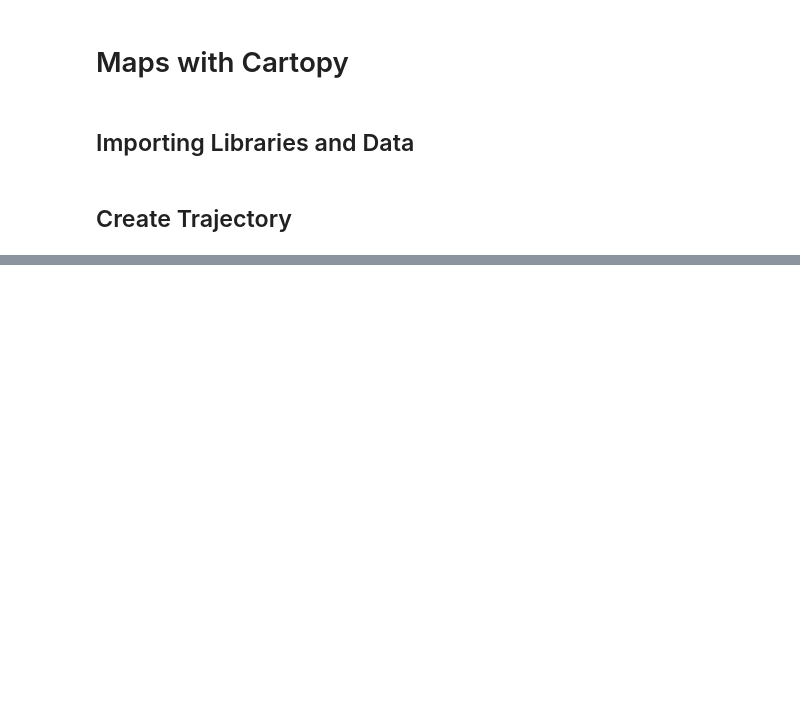
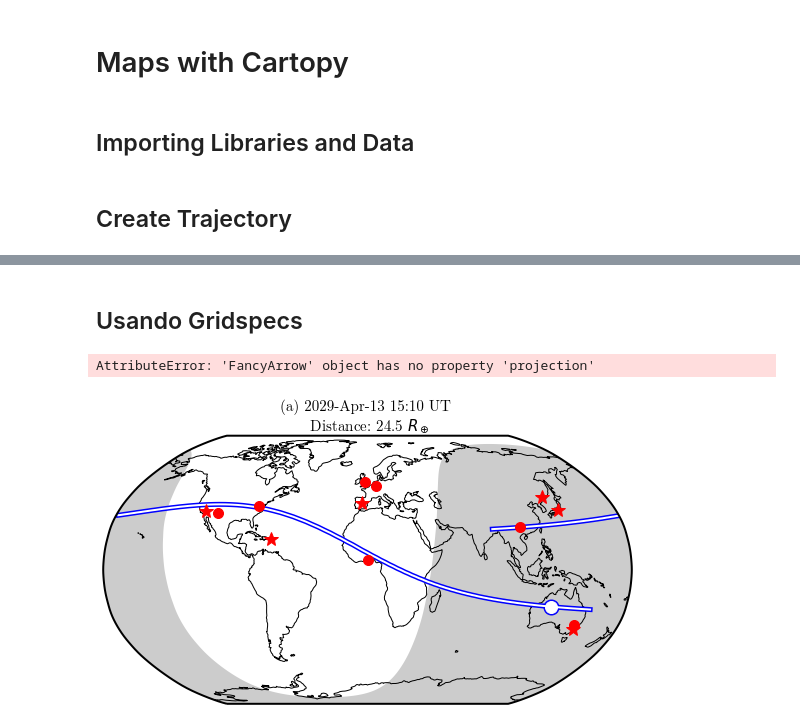
Before and after one commit to AgustinVallejo/Apophis, a Jupyter notebook: New Notebooks/1. Maps Cartopy.ipynb, the cells around one changed output, grey strips where cells are left out. Cells and saved outputs as stored; diff of their text form; code cells hidden in the pictures; blank space fills up the shorter version.

```diff
--- a/New Notebooks/1. Maps Cartopy.ipynb
+++ b/New Notebooks/1. Maps Cartopy.ipynb
@@ -131,0 +148,2 @@ plt.savefig(name+".png",bbox_inches='tight')
+# %% [markdown]
+## Usando Gridspecs
@@ -131,0 +153,28 @@ plt.savefig(name+".png",bbox_inches='tight')
+# %%
+data_crs = ccrs.Geodetic()
+
+t = ephemeris['delta'].idxmin()
+t = int(0.9*len(ephemeris))
+date = dparser.parse(ephemeris['datetime_str'][t])
+
+fig = plt.figure(figsize=(15, 15),constrained_layout=True)
+gs = fig.add_gridspec(3, 2)
+
+ts = [0.1,0.45,0.5,0.555,0.93]
+positions = [(0,0),(0,1),(1,0),(2,0),(2,1)]
+for i,tt in enumerate(ts):
+    row,col = positions[i]
+    if row != 1:
+        ax = fig.add_subplot(gs[row,col], projection=ccrs.Robinson())
+    else:
+        ax = fig.add_subplot(gs[row,:], projection=ccrs.Robinson())
+    t = int(tt*len(ephemeris))
+    draw(ax,t,i) #,arrow=True if i==4 else False)
+    plt.arrow(0,0+10,0,-10,color=0) #,'wo',ms=12,transform=data_crs)
+
+# name = "../Figures/fig2_maps_bw"
+# plt.savefig(name+".pdf",bbox_inches='tight')
+# plt.savefig(name+".png",bbox_inches='tight')
+# %% [output]
+AttributeError: 'FancyArrow' object has no property 'projection'
+[figure, added]
```
Also changed, not shown: parts of 4 cells of this notebook, 10 other files.
